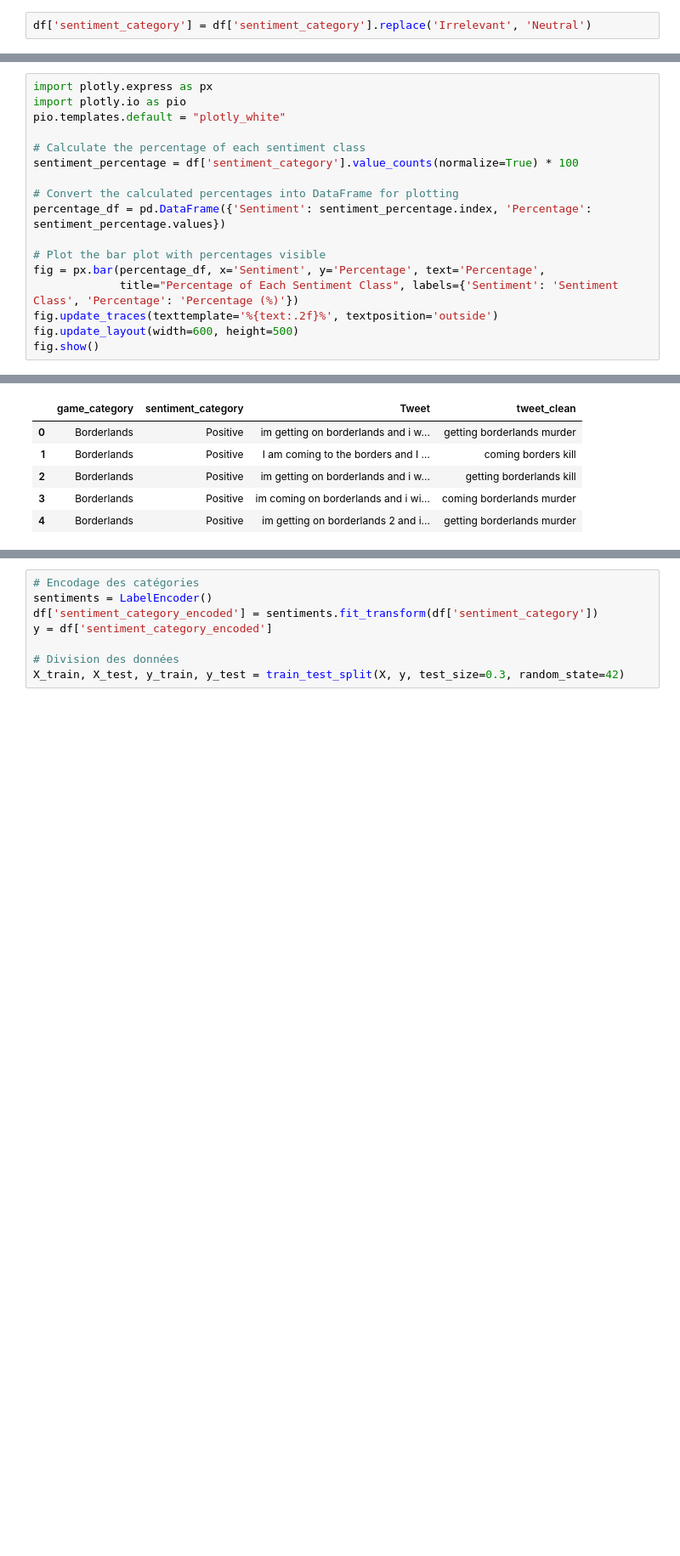
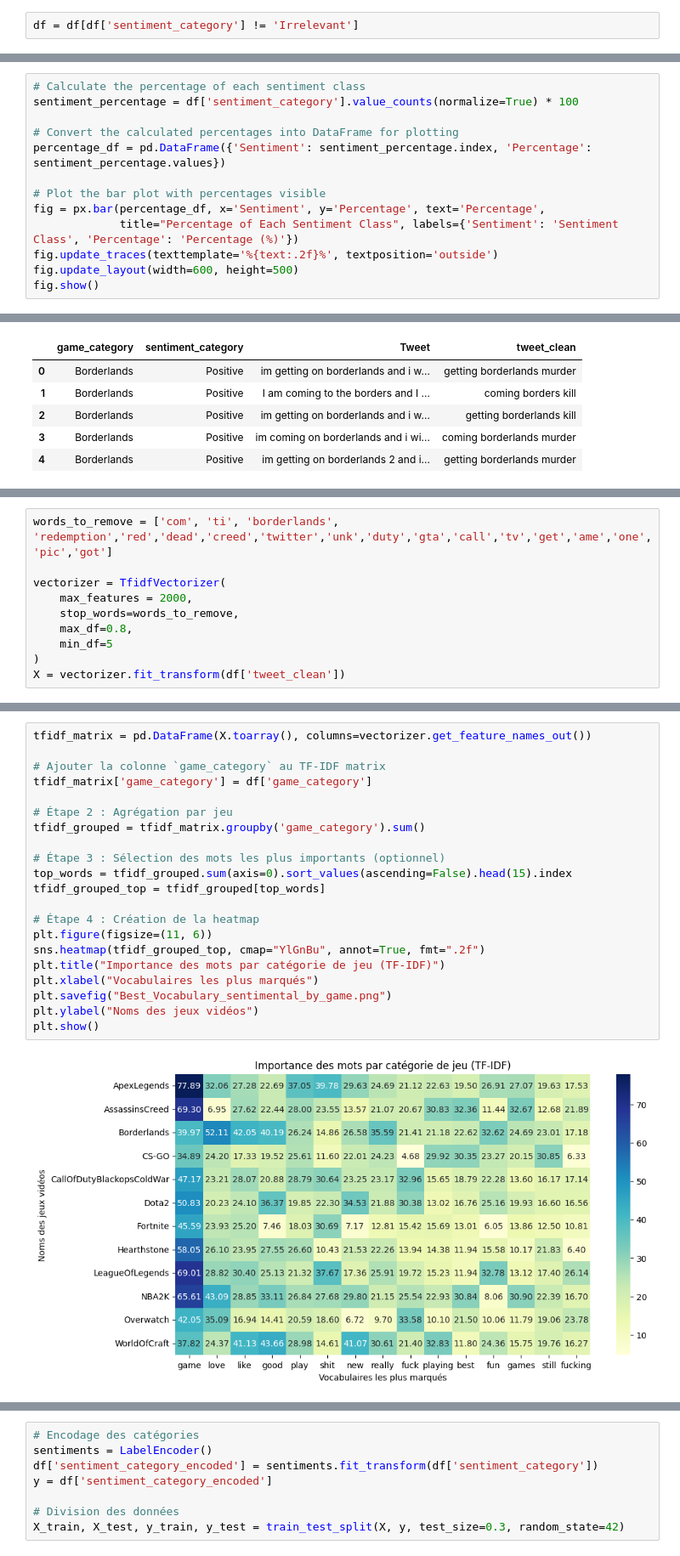
Before and after one commit to vincent-tran-94/Sentiment_Analytics_Games, a Jupyter notebook: Sentimental_tweets.ipynb, the cells around one changed output, grey strips where cells are left out. Shown at 85% size. Drawn from its saved outputs; the diff is of its cells as text; blank space fills up the shorter version.

Commit message:
New version notebook and image sentimental vocabulary

```diff
--- a/Sentimental_tweets.ipynb
+++ b/Sentimental_tweets.ipynb
@@ -71,5 +150,5 @@ df = df[~df['game_category'].isin(exclude_categories)]
 # %%
-df['sentiment_category'] = df['sentiment_category'].replace('Irrelevant', 'Neutral')
+df = df[df['sentiment_category'] != 'Irrelevant']
 # %%
 print("Taille de données restant:", df.shape)
 # %% [output]
@@ -135,8 +208,4 @@ Name: count, dtype: int64
 # %%
-import plotly.express as px
-import plotly.io as pio
-pio.templates.default = "plotly_white"
-
 # Calculate the percentage of each sentiment class
 sentiment_percentage = df['sentiment_category'].value_counts(normalize=True) * 100
 
@@ -322,3 +365,13 @@ print(X)
+# %%
+words_to_remove = ['com', 'ti', 'borderlands', 'redemption','red','dead','creed','twitter','unk','duty','gta','call','tv','get','ame','one','pic','got']
+
+vectorizer = TfidfVectorizer(
+    max_features = 2000,
+    stop_words=words_to_remove,
+    max_df=0.8,
+    min_df=5
+)
+X = vectorizer.fit_transform(df['tweet_clean'])
 # %%
 print("Vocab size: ", len(vectorizer.vocabulary_))
 print("Vocab", vectorizer.vocabulary_)
@@ -369,0 +381,23 @@ plot_heatmap(filtered_top_words)
+# %%
+tfidf_matrix = pd.DataFrame(X.toarray(), columns=vectorizer.get_feature_names_out())
+
+# Ajouter la colonne `game_category` au TF-IDF matrix
+tfidf_matrix['game_category'] = df['game_category']
+
+# Étape 2 : Agrégation par jeu
+tfidf_grouped = tfidf_matrix.groupby('game_category').sum()
+
+# Étape 3 : Sélection des mots les plus importants (optionnel)
+top_words = tfidf_grouped.sum(axis=0).sort_values(ascending=False).head(15).index
+tfidf_grouped_top = tfidf_grouped[top_words]
+
+# Étape 4 : Création de la heatmap
+plt.figure(figsize=(11, 6))
+sns.heatmap(tfidf_grouped_top, cmap="YlGnBu", annot=True, fmt=".2f")
+plt.title("Importance des mots par catégorie de jeu (TF-IDF)")
+plt.xlabel("Vocabulaires les plus marqués")
+plt.savefig("Best_Vocabulary_sentimental_by_game.png")
+plt.ylabel("Noms des jeux vidéos")
+plt.show()
+# %% [output]
+[figure, added]
```
Also changed, not shown: parts of 46 cells of this notebook, 1 other file.
